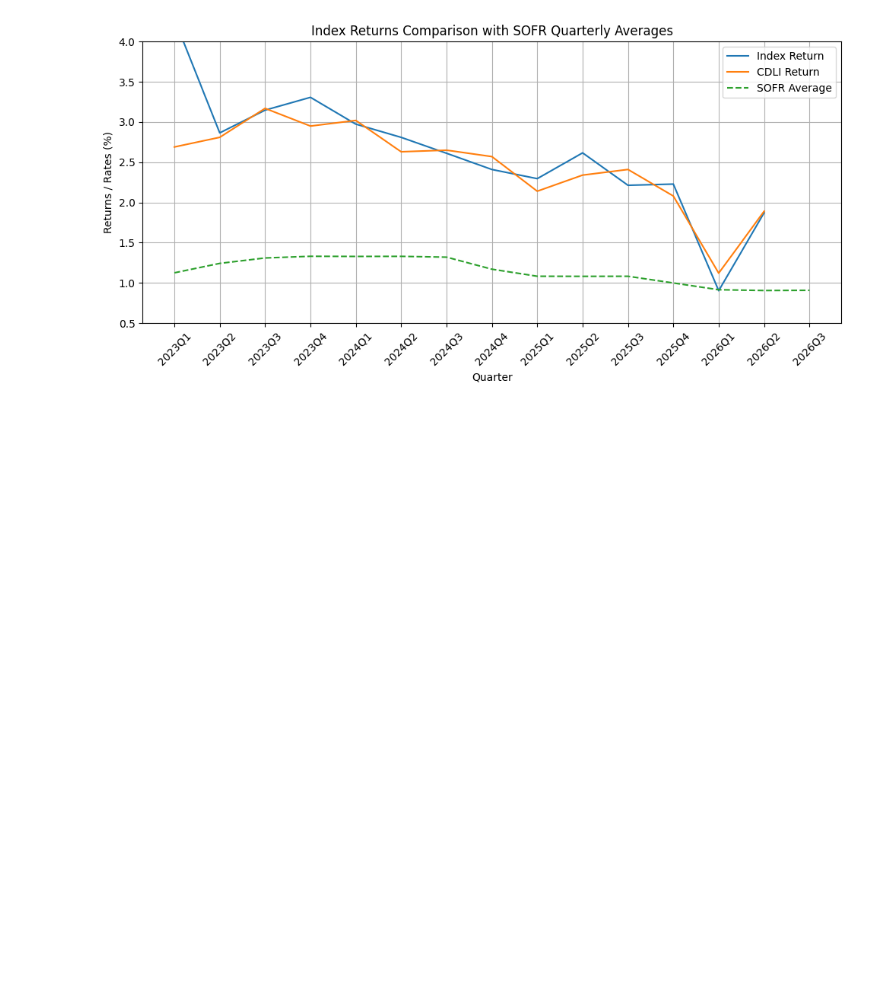
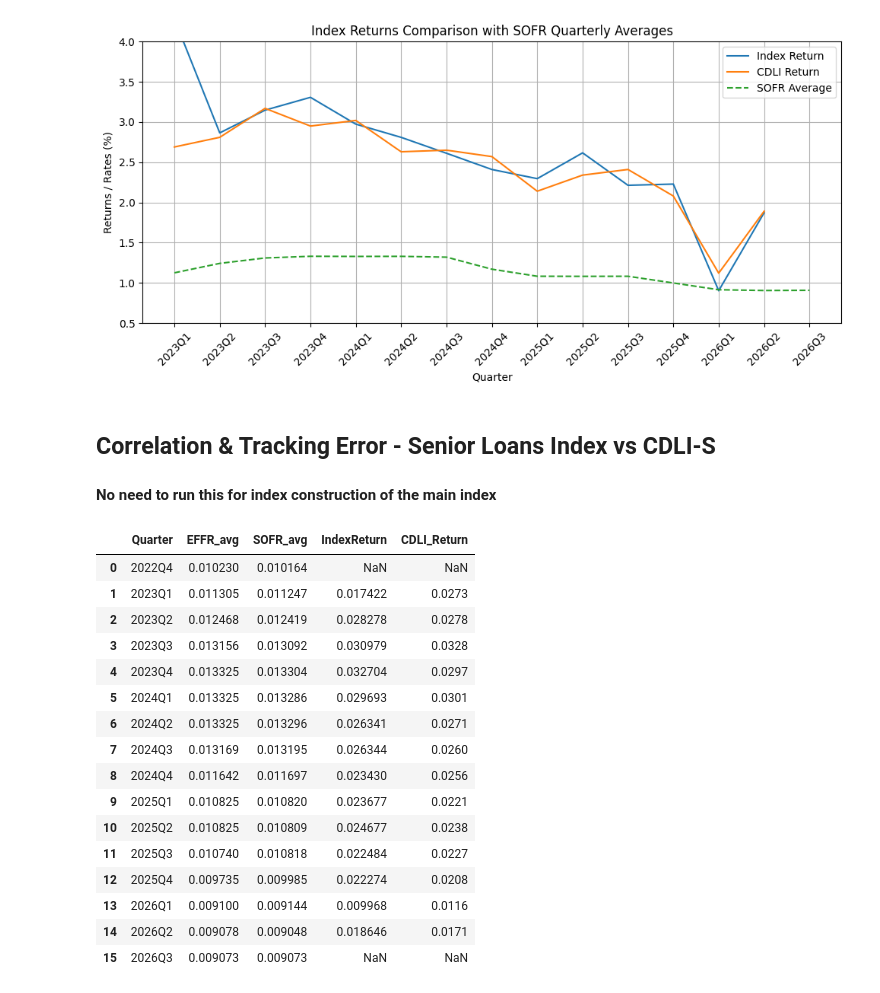
Before and after one commit to mmy32/marathonCFEM26, a Jupyter notebook: 2026 Extension/index_construction_pipeline_executed.ipynb, the cells around one changed output. Saved outputs shown, nothing was run; the diff lists cells and outputs as text; code cells hidden in the pictures; blank space fills up the shorter version.

```diff
--- a/2026 Extension/index_construction_pipeline_executed.ipynb
+++ b/2026 Extension/index_construction_pipeline_executed.ipynb
@@ -331,3 +331,31 @@ corr,te_a
 plot_index_cdli_sofr(plot_df)
 # %% [output]
 [figure]
+# %% [markdown]
+## Correlation & Tracking Error - Senior Loans Index vs CDLI-S
+#### No need to run this for index construction of the main index
+# %%
+plot_df_loans = build_quarterly_comparison_df(
+    quarterly_rates,
+    index_mkt_flow_loans,
+    cdli_s_csv_path
+)
+plot_df_loans
+# %% [output]
+|  | Quarter | EFFR_avg | SOFR_avg | IndexReturn | CDLI_Return |
+| 0 | 2022Q4 | 0.010230 | 0.010164 | NaN | NaN |
+| 1 | 2023Q1 | 0.011305 | 0.011247 | 0.017422 | 0.0273 |
+| 2 | 2023Q2 | 0.012468 | 0.012419 | 0.028278 | 0.0278 |
+| 3 | 2023Q3 | 0.013156 | 0.013092 | 0.030979 | 0.0328 |
+| 4 | 2023Q4 | 0.013325 | 0.013304 | 0.032704 | 0.0297 |
+| 5 | 2024Q1 | 0.013325 | 0.013286 | 0.029693 | 0.0301 |
+| 6 | 2024Q2 | 0.013325 | 0.013296 | 0.026341 | 0.0271 |
+| 7 | 2024Q3 | 0.013169 | 0.013195 | 0.026344 | 0.0260 |
+| 8 | 2024Q4 | 0.011642 | 0.011697 | 0.023430 | 0.0256 |
+| 9 | 2025Q1 | 0.010825 | 0.010820 | 0.023677 | 0.0221 |
+| 10 | 2025Q2 | 0.010825 | 0.010809 | 0.024677 | 0.0238 |
+| 11 | 2025Q3 | 0.010740 | 0.010818 | 0.022484 | 0.0227 |
+| 12 | 2025Q4 | 0.009735 | 0.009985 | 0.022274 | 0.0208 |
+| 13 | 2026Q1 | 0.009100 | 0.009144 | 0.009968 | 0.0116 |
+| 14 | 2026Q2 | 0.009078 | 0.009048 | 0.018646 | 0.0171 |
+| 15 | 2026Q3 | 0.009073 | 0.009073 | NaN | NaN |
```
Also changed, not shown: parts of 3 cells of this notebook, 5 other files.
